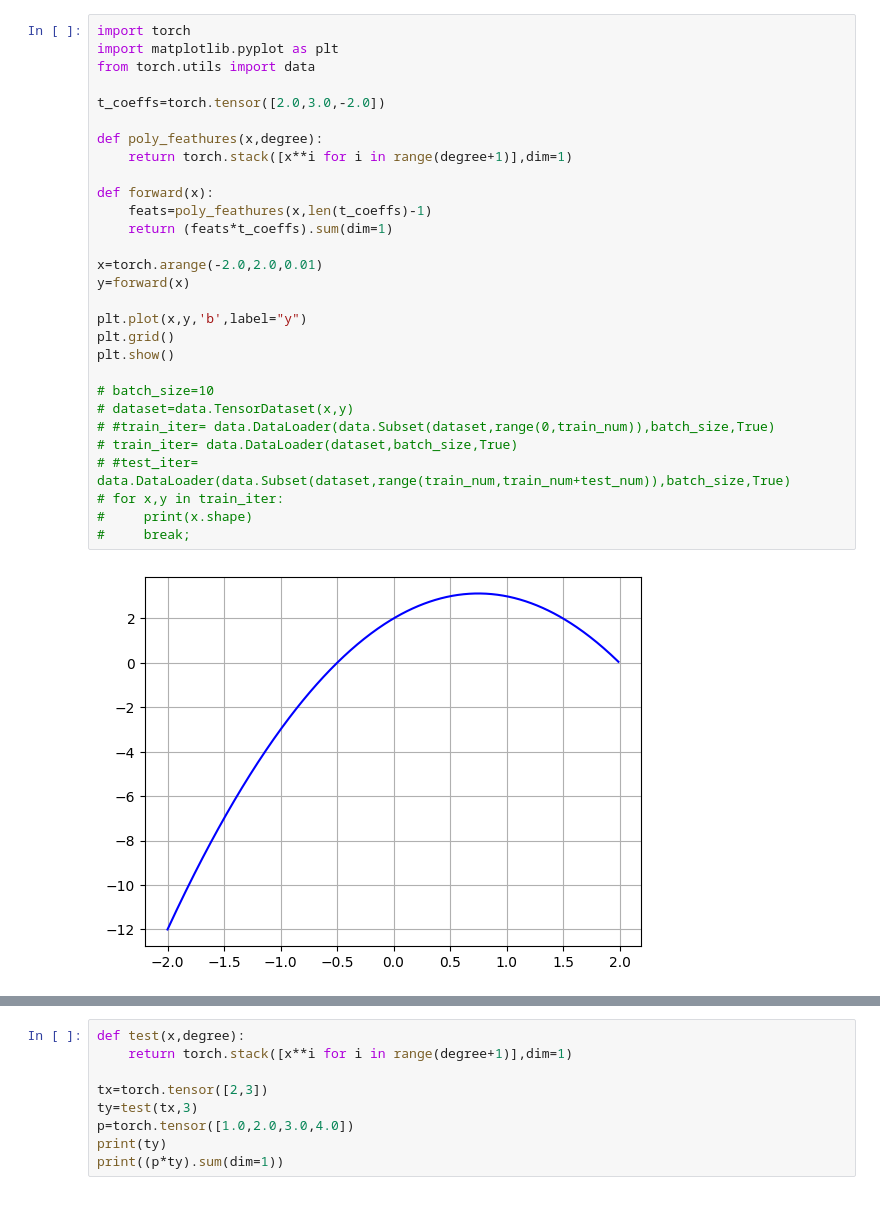
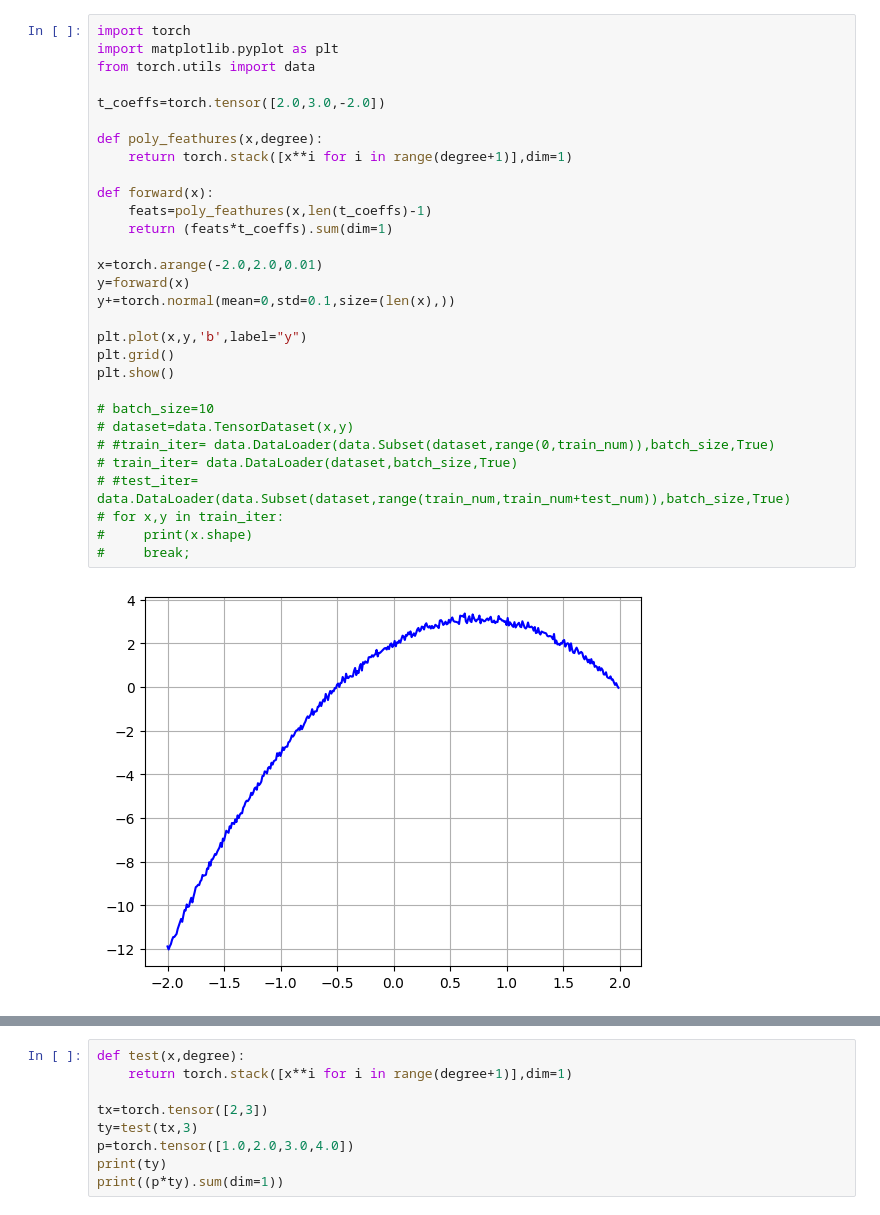
Before and after one commit to bardzhang/machine-study, a Jupyter notebook: chapter4/44_poly.ipynb, the cells around one changed output, grey strips where cells are left out. Saved outputs shown, nothing was run; the diff lists cells and outputs as text.

```diff
--- a/chapter4/44_poly.ipynb
+++ b/chapter4/44_poly.ipynb
@@ -1,34 +1,35 @@
 # %%
 import torch
 import matplotlib.pyplot as plt
 from torch.utils import data
 
 t_coeffs=torch.tensor([2.0,3.0,-2.0])
 
 def poly_feathures(x,degree):
     return torch.stack([x**i for i in range(degree+1)],dim=1)
 
 def forward(x):
     feats=poly_feathures(x,len(t_coeffs)-1)
     return (feats*t_coeffs).sum(dim=1)
 
 x=torch.arange(-2.0,2.0,0.01)
 y=forward(x)
+y+=torch.normal(mean=0,std=0.1,size=(len(x),))
 
 plt.plot(x,y,'b',label="y")
 plt.grid()
 plt.show()
 
 # batch_size=10
 # dataset=data.TensorDataset(x,y)
 # #train_iter= data.DataLoader(data.Subset(dataset,range(0,train_num)),batch_size,True)
 # train_iter= data.DataLoader(dataset,batch_size,True)
 # #test_iter= data.DataLoader(data.Subset(dataset,range(train_num,train_num+test_num)),batch_size,True)
 # for x,y in train_iter:
 #     print(x.shape)
 #     break;
 # %% [output]
-[figure, old version]
+[figure, new version]
 # %%
 from torch import nn
 class PloyModel(nn.Module):
```
Also changed, not shown: parts of 1 cell of this notebook.
